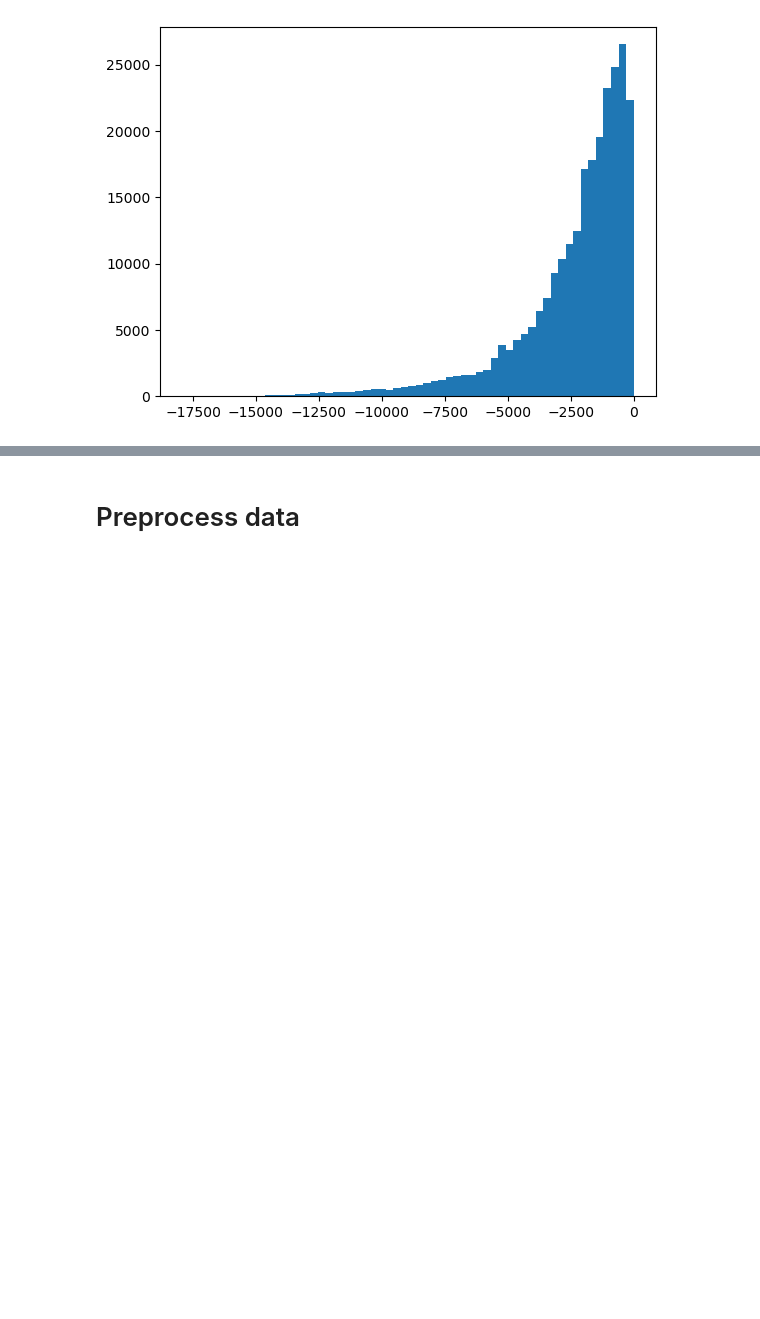
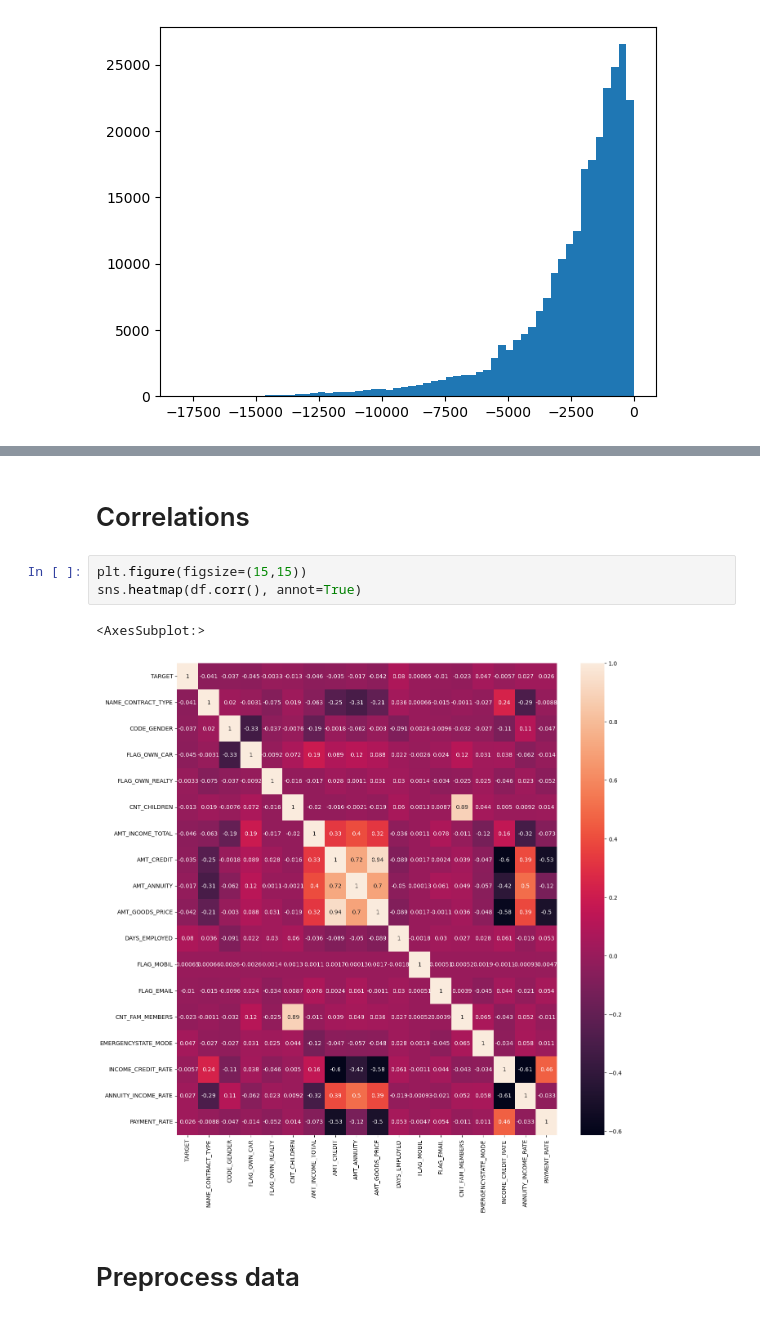
Before and after one commit to flo-richard/OpenClassrooms_Project7_main, a Jupyter notebook: Projet7_new.ipynb, the cells around one changed output, grey strips where cells are left out. Saved outputs shown, nothing was run; the diff lists cells and outputs as text; blank space fills up the shorter version.

```diff
--- a/Projet7_new.ipynb
+++ b/Projet7_new.ipynb
@@ -325,3 +421,11 @@ df
+# %% [markdown]
+# Correlations
+# %%
+plt.figure(figsize=(15,15))
+sns.heatmap(df.corr(), annot=True)
+# %% [output]
+<AxesSubplot:>
+[figure, added]
 # %% [markdown]
 # Preprocess data
 # %%
```
Also changed, not shown: parts of 22 cells of this notebook, 1 other file.
